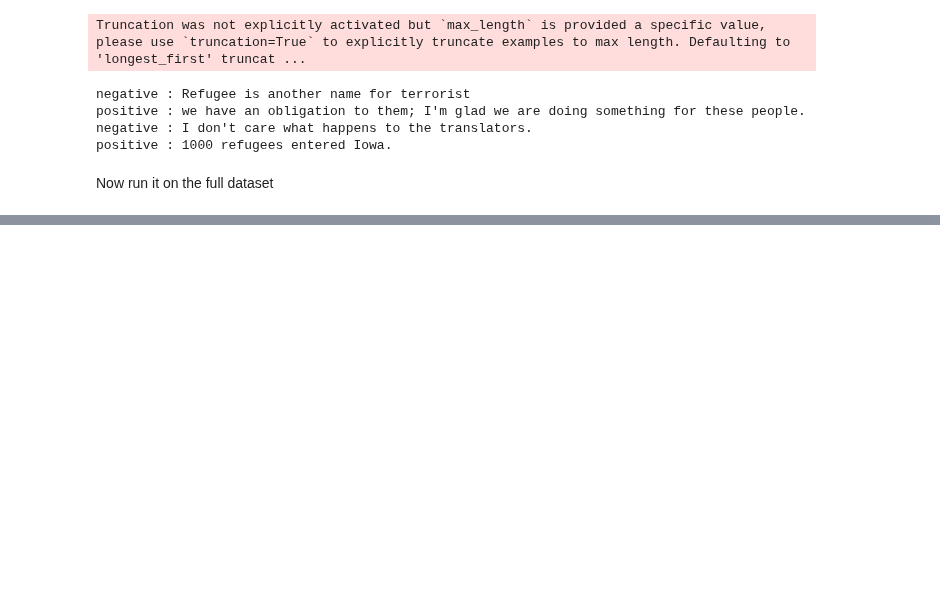
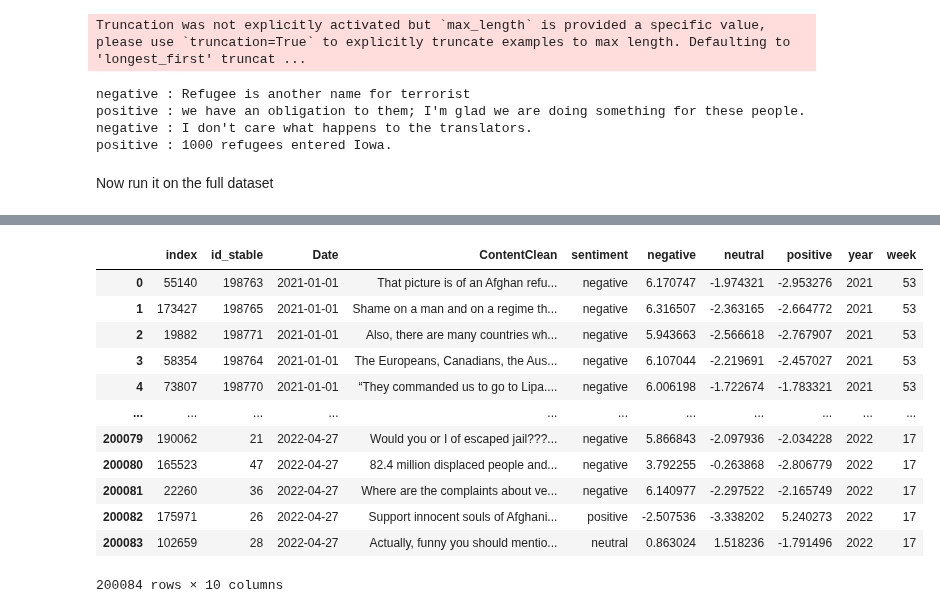
Before and after one commit to loopyQueen/RefugeeSentiment, a Jupyter notebook: nlpBert/loadingModel.ipynb, the cells around one changed output, grey strips where cells are left out. Drawn from its saved outputs; the diff is of its cells as text; code cells hidden in the pictures; blank space fills up the shorter version.

```diff
--- a/nlpBert/loadingModel.ipynb
+++ b/nlpBert/loadingModel.ipynb
@@ -162,0 +172,25 @@ data.tail()
+# %%
+data["Date"] = pd.to_datetime(data['Date']).dt.date
+data["Date"] = pd.to_datetime(data['Date'])
+data["year"] = pd.DatetimeIndex(data['Date']).year  #pd.DatetimeIndex(df['ArrivalDate']).year
+
+data.sort_values(by="Date", axis=0, ascending=True, inplace=True)
+data.reset_index(inplace=True)
+
+data["week"] = data['Date'].dt.isocalendar().week   #datetime.date(2010, 6, 16).isocalendar()[1]
+
+data
+# %% [output]
+|  | index | id_stable | Date | ContentClean | sentiment | negative | neutral | positive | year | week |
+| 0 | 55140 | 198763 | 2021-01-01 | That picture is of an Afghan refu... | negative | 6.170747 | -1.974321 | -2.953276 | 2021 | 53 |
+| 1 | 173427 | 198765 | 2021-01-01 | Shame on a man and on a regime th... | negative | 6.316507 | -2.363165 | -2.664772 | 2021 | 53 |
+| 2 | 19882 | 198771 | 2021-01-01 | Also, there are many countries wh... | negative | 5.943663 | -2.566618 | -2.767907 | 2021 | 53 |
+| 3 | 58354 | 198764 | 2021-01-01 | The Europeans, Canadians, the Aus... | negative | 6.107044 | -2.219691 | -2.457027 | 2021 | 53 |
+| 4 | 73807 | 198770 | 2021-01-01 | “They commanded us to go to Lipa.... | negative | 6.006198 | -1.722674 | -1.783321 | 2021 | 53 |
+| ... | ... | ... | ... | ... | ... | ... | ... | ... | ... | ... |
+| 200079 | 190062 | 21 | 2022-04-27 | Would you or I of escaped jail???... | negative | 5.866843 | -2.097936 | -2.034228 | 2022 | 17 |
+| 200080 | 165523 | 47 | 2022-04-27 | 82.4 million displaced people and... | negative | 3.792255 | -0.263868 | -2.806779 | 2022 | 17 |
+| 200081 | 22260 | 36 | 2022-04-27 | Where are the complaints about ve... | negative | 6.140977 | -2.297522 | -2.165749 | 2022 | 17 |
+| 200082 | 175971 | 26 | 2022-04-27 | Support innocent souls of Afghani... | positive | -2.507536 | -3.338202 | 5.240273 | 2022 | 17 |
+| 200083 | 102659 | 28 | 2022-04-27 | Actually, funny you should mentio... | neutral | 0.863024 | 1.518236 | -1.791496 | 2022 | 17 |
+200084 rows × 10 columns
```
Also changed, not shown: parts of 10 cells of this notebook, 8 other files.
